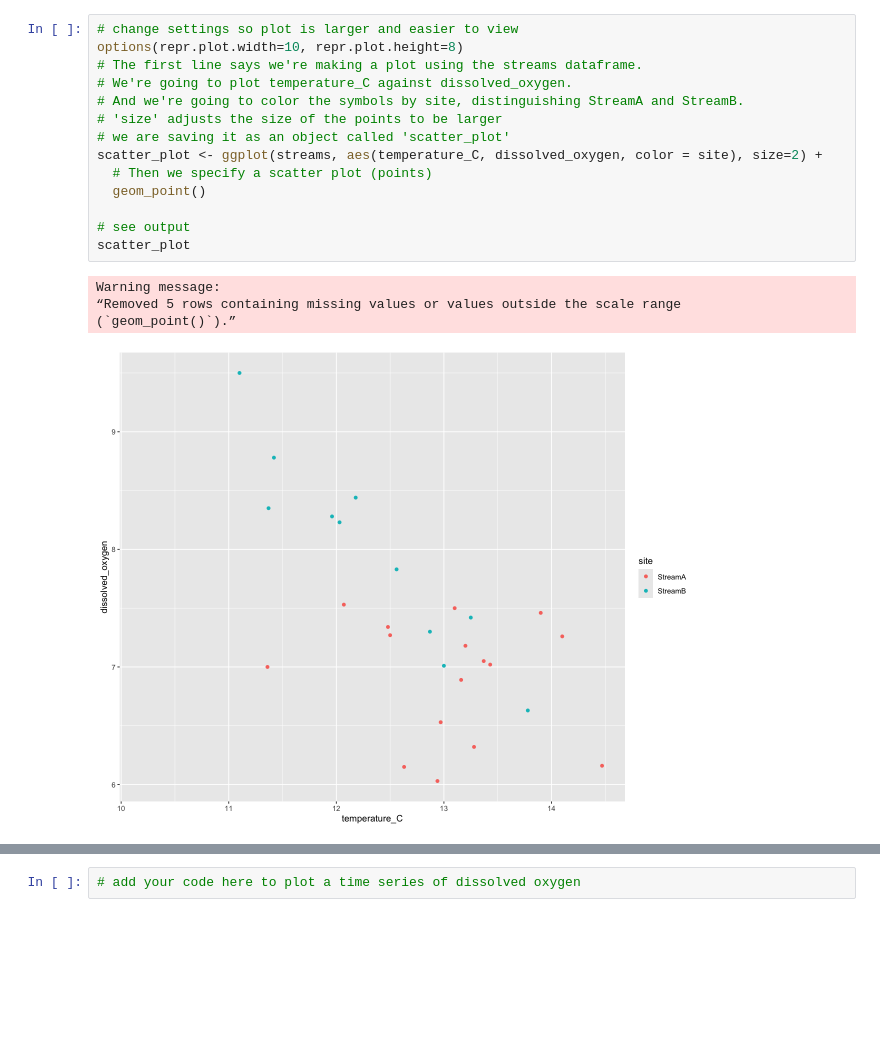
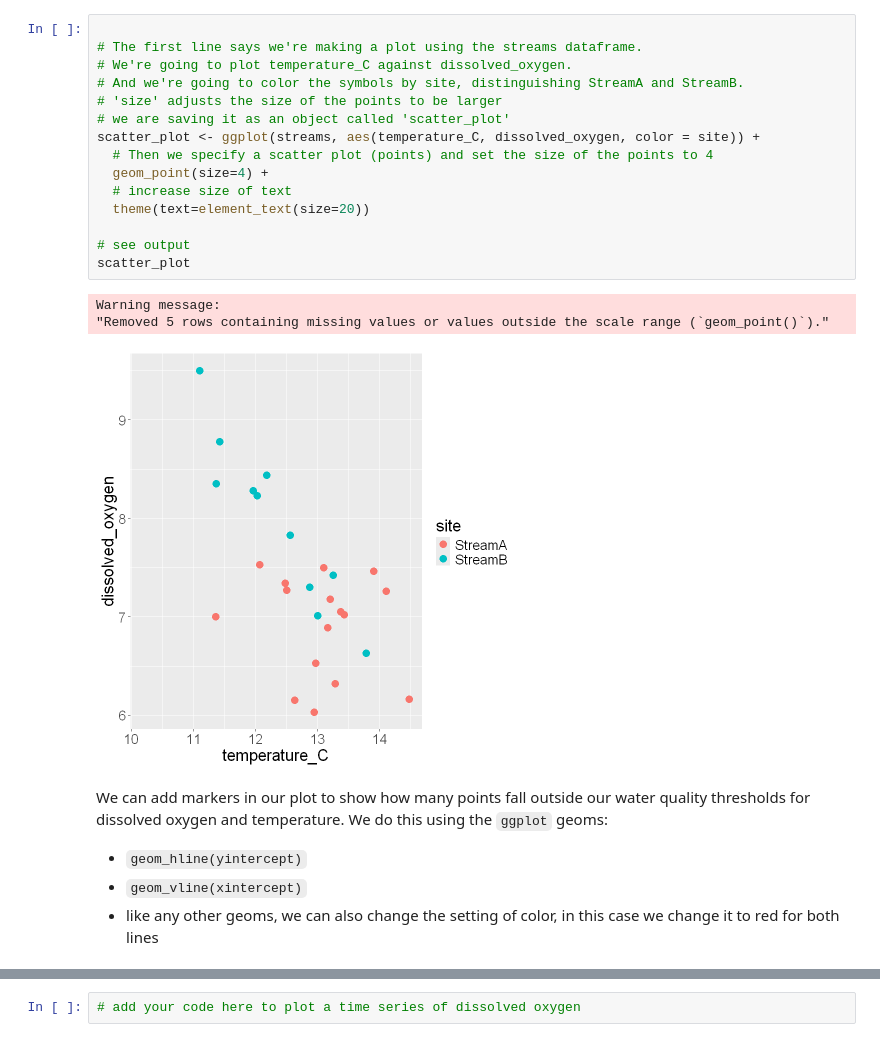
Before and after one commit to rachtorr/IndigenousEnvDataSci.github.io, a Jupyter notebook: MOD2/Mod2_pt4.ipynb, the cells around one changed output, grey strips where cells are left out. Drawn from its saved outputs; the diff is of its cells as text; blank space fills up the shorter version.

Commit message:
updated text in mod2, formatted numbers

```diff
--- a/MOD2/Mod2_pt4.ipynb
+++ b/MOD2/Mod2_pt4.ipynb
@@ -27,23 +27,28 @@ Bull trout prefer water below 14&deg;C and above 6.2 mg/L dissolved oxygen, but
 
 We’ll use code that is similar to the scatter plot code in Module 1.
 # %%
-# change settings so plot is larger and easier to view
-options(repr.plot.width=10, repr.plot.height=8)
+
 # The first line says we're making a plot using the streams dataframe.
 # We're going to plot temperature_C against dissolved_oxygen.
 # And we're going to color the symbols by site, distinguishing StreamA and StreamB.
 # 'size' adjusts the size of the points to be larger
 # we are saving it as an object called 'scatter_plot'
-scatter_plot <- ggplot(streams, aes(temperature_C, dissolved_oxygen, color = site), size=2) +
-  # Then we specify a scatter plot (points)
-  geom_point()
+scatter_plot <- ggplot(streams, aes(temperature_C, dissolved_oxygen, color = site)) +
+  # Then we specify a scatter plot (points) and set the size of the points to 4
+  geom_point(size=4) +
+  # increase size of text
+  theme(text=element_text(size=20))
 
 # see output
 scatter_plot
 # %% [output]
 Warning message:
-“Removed 5 rows containing missing values or values outside the scale range
-(`geom_point()`).”
+"Removed 5 rows containing missing values or values outside the scale range (`geom_point()`)."
-[figure, old version]
+[figure, new version]
+# %% [markdown]
+We can add markers in our plot to show how many points fall outside our water quality thresholds for dissolved oxygen and temperature. We do this using the `ggplot` geoms:
+- `geom_hline(yintercept)`
+- `geom_vline(xintercept)`
+- like any other geoms, we can also change the setting of color, in this case we change it to red for both lines
 # %%
 scatter_plot +
```
Also changed, not shown: parts of 8 cells of this notebook, 13 other files.
